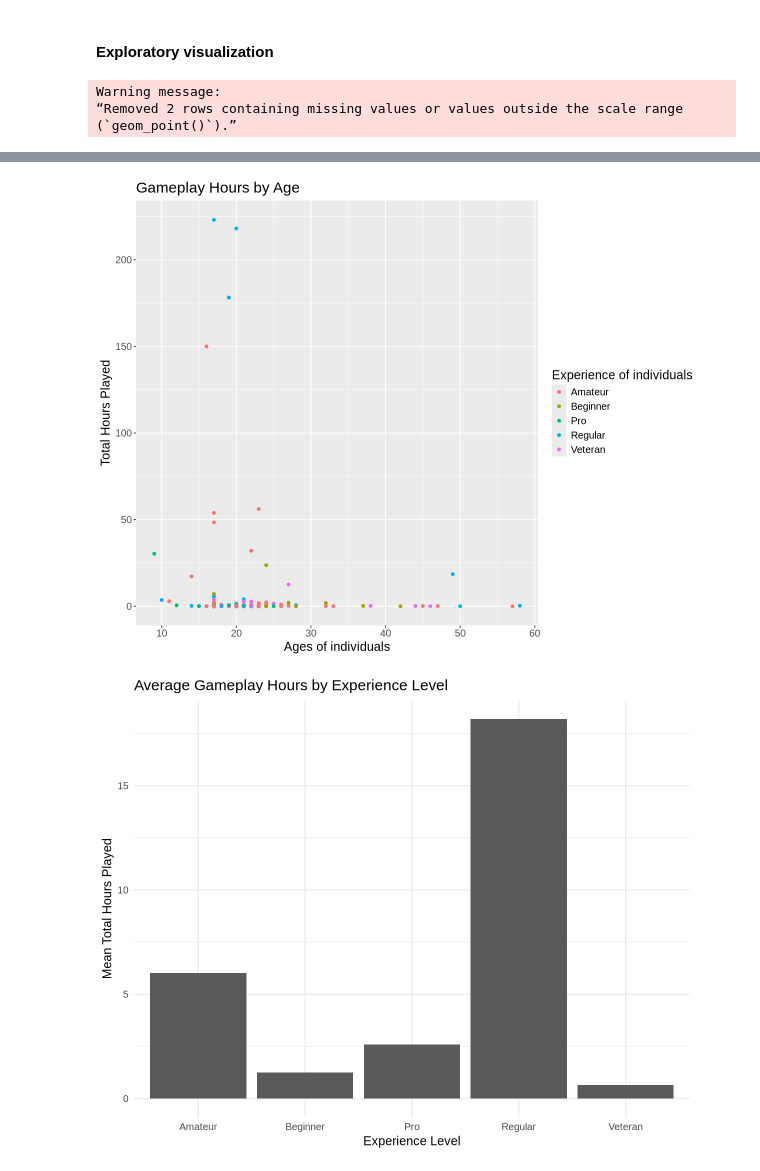
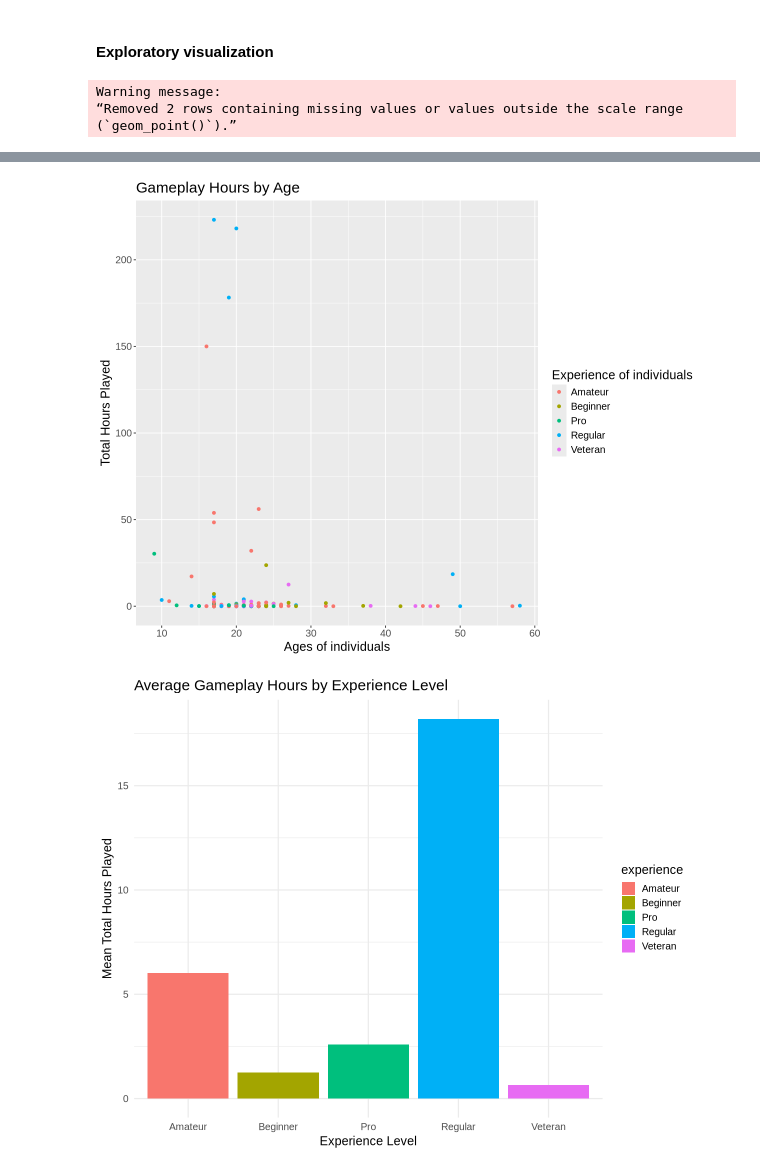
Before and after one commit to charlottecharbonneau13/DS100_project_planning_stage, a Jupyter notebook: Individual_part.ipynb, the cells around one changed output, grey strips where cells are left out. Drawn from its saved outputs; the diff is of its cells as text; code cells hidden in the pictures.

```diff
--- a/Individual_part.ipynb
+++ b/Individual_part.ipynb
@@ -288,33 +270,33 @@ exerpience_prop
 
 experience_vs_hours <- players|>
 ggplot(aes(x = Age, y = played_hours, colour = experience)) +
   geom_point() +
   labs(
     title = "Gameplay Hours by Age",
     x = "Ages of individuals",
     y = "Total Hours Played",
     colour = "Experience of individuals"
   ) +
  theme(text = element_text(size = 15))
 experience_vs_hours
 
 
 players |>
   group_by(experience) |>
   summarise(mean_hours = mean(played_hours, na.rm = TRUE)) |>
-  ggplot(aes(x = experience, y = mean_hours)) +
+  ggplot(aes(x = experience, y = mean_hours, fill = experience)) +
     geom_bar(stat = 'identity') +
   labs(
     title = "Average Gameplay Hours by Experience Level",
     x = "Experience Level",
     y = "Mean Total Hours Played"
   ) +
   theme_minimal(base_size = 15)
 # %% [output]
 Warning message:
 “Removed 2 rows containing missing values or values outside the scale range
 (`geom_point()`).”
 [figure]
 [figure]
-[figure, old version]
+[figure, new version]
 # %% [markdown]
```
Also changed, not shown: parts of 6 cells of this notebook.
